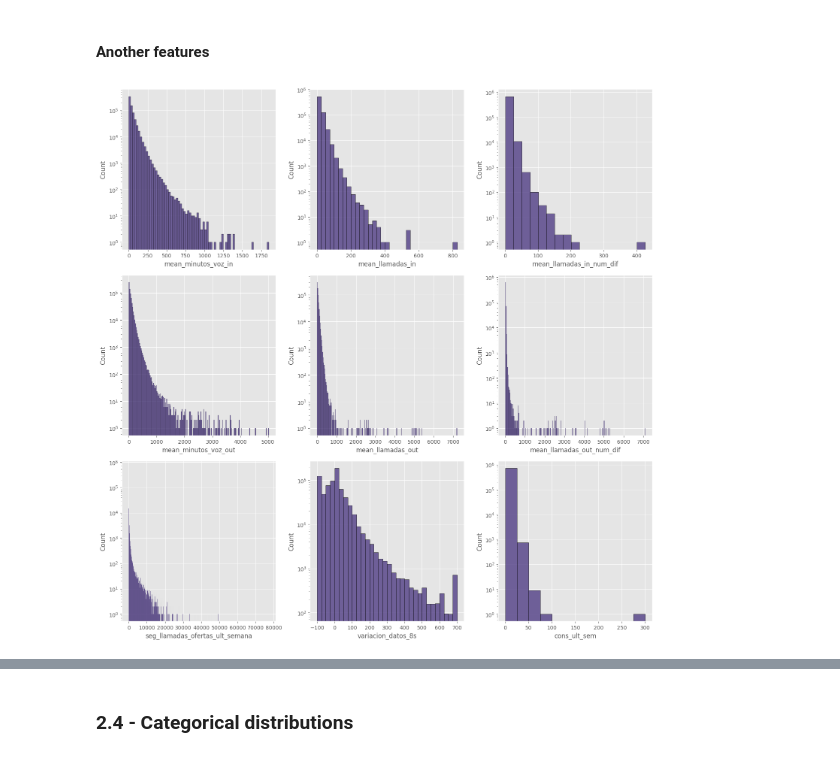
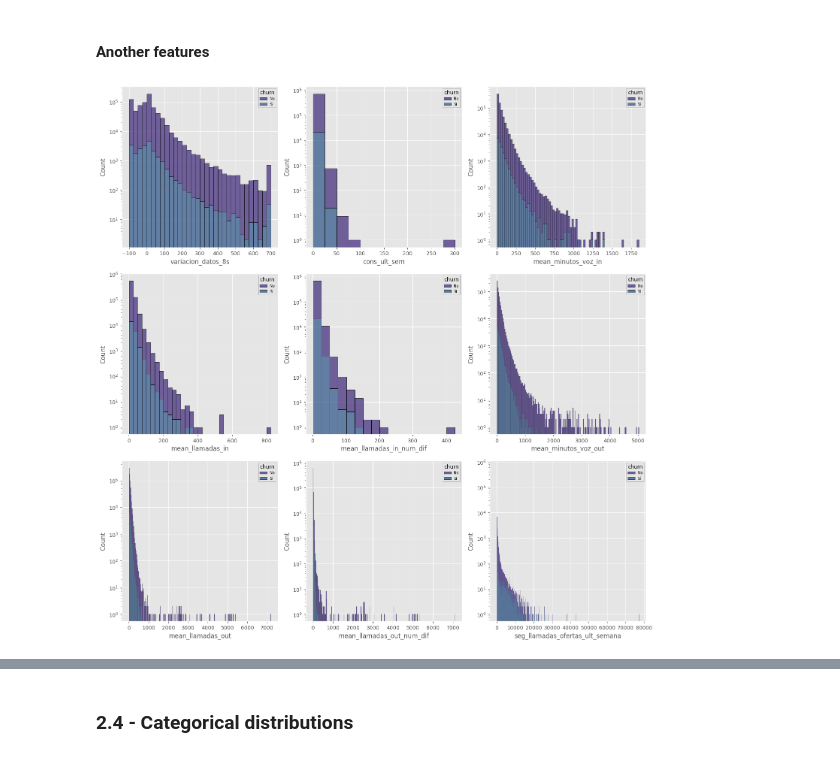
Before and after one commit to leandroaguazaco/data_science_portfolio, a Jupyter notebook: Projects/04-Churn_Telco_Analysis/04_Churn_Telco_Analysis_01_Preprocessing_EDA.ipynb, the cells around one changed output, grey strips where cells are left out. Saved outputs shown, nothing was run; the diff lists cells and outputs as text; code cells hidden in the pictures.

```diff
--- a/Projects/04-Churn_Telco_Analysis/04_Churn_Telco_Analysis_01_Preprocessing_EDA.ipynb
+++ b/Projects/04-Churn_Telco_Analysis/04_Churn_Telco_Analysis_01_Preprocessing_EDA.ipynb
@@ -983,4 +1063,7 @@ churn_df = pd.read_csv(filepath_or_buffer = "churn_data.txt",
                        encoding = "utf-8") \
              .pipe(remove_empty) \
              .assign(region = lambda x: x.loc[:, "region"].astype("category")) \
-             .assign(churn = lambda x: x.loc[:, "churn"].astype("category"))
+             .pipe(dtype_conversion)
+
+# Security copy
+churn_df_copy = churn_df.copy(deep = True)
@@ -1045,10 +1136,10 @@ Categories (2, object): ['No', 'Sí']
 %%time
 # Variance features (9): range around 0 that can take negative values, upper limit less than 10
 # Original data and not log10 y_axis transformation, see y_logscale parameter
-vari_features = churn_df.columns[churn_df.columns.str.contains("var_")]
+vari_features = list(churn_df.columns[churn_df.columns.str.contains("var_")] ) + ["churn"]
 
 plot = distrib_plots_seaborn(churn_df.reset_index(drop = True).loc[:, vari_features],
-                             #cat = 'churn',
+                             cat = 'churn',
                              stat = "count",
                              cols = 3,
                              binwidth = 0.2,
@@ -1066,10 +1157,10 @@ Wall time: 7.32 s
 %%time
 # mean percent features (8): bottom limit = 0, upper limit = 100
 # Original data and log10 y_axis transformation
-mean_perc_features = churn_df.columns[churn_df.columns.str.contains("mean_porcent_")]
+mean_perc_features = list(churn_df.columns[churn_df.columns.str.contains("mean_porcent_")]) + ["churn"]
 
 plot = distrib_plots_seaborn(churn_df.reset_index(drop = True).loc[:, mean_perc_features],
-                             # cat = 'banda',
+                             cat = 'churn',
                              stat = "count",
                              cols = 3,
                              binwidth = 5,
@@ -1088,10 +1179,10 @@ Wall time: 7.57 s
 # Count features (8): countings, bottom limit = 0, upper limit <= 50
 # Original data and log10 y_axis transformation
 count_features = ["lineas_cliente", "semanas_antiguedad", "semanas_contactos_pqr", "contactos_ult_semana_pqr",
-                  "cant_sem_datos", "jineteo", "prom_gb_tt", "prom_gb_ran"]
+                  "cant_sem_datos", "jineteo", "prom_gb_tt", "prom_gb_ran", "churn"]
 
 plot = distrib_plots_seaborn(churn_df.reset_index(drop = True).loc[:, count_features],
-                             # cat = 'banda',
+                             #cat = 'churn',
                              stat = "count",
                              cols = 3,
                              binwidth = 2,
@@ -1108,20 +1199,20 @@ Wall time: 7.91 s
 # %%
 %%time
 # Already plots features
+binary_features = ["contrafico", "continuidad_traf", "porc_descuento_activo", "prom_%_propia"]
+
 first_features = list(vari_features) + list(mean_perc_features) + list(count_features) + list(binary_features)
 
-last_features = churn_df.columns[~churn_df.columns.isin(first_features)]
-
-binary_features = ["contrafico", "continuidad_traf", "porc_descuento_activo", "prom_%_propia"]
+last_features = list(churn_df.columns[~churn_df.columns.isin(first_features)]) + ["churn"]
 
 plot = distrib_plots_seaborn(churn_df.reset_index(drop = True).loc[:, last_features],
-                             # cat = 'banda',
+                             cat = 'churn',
                              stat = "count",
                              cols = 3,
                              binwidth = 25,
                              kde = False,
                              y_logscale = True,
                              figsize = (15, 15) # height and width
 )
 # %% [output]
-[figure, old version]
+[figure, new version]
```
Also changed, not shown: parts of 31 cells of this notebook.
